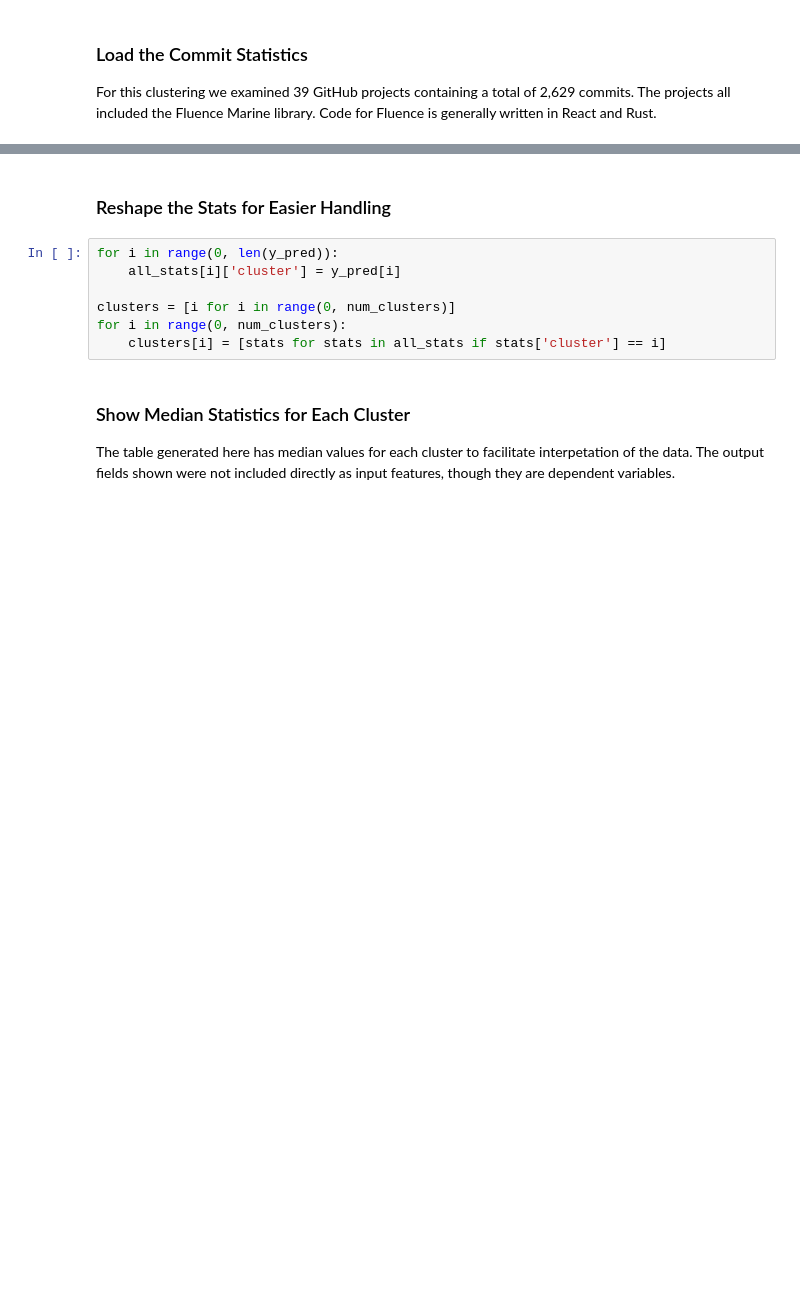
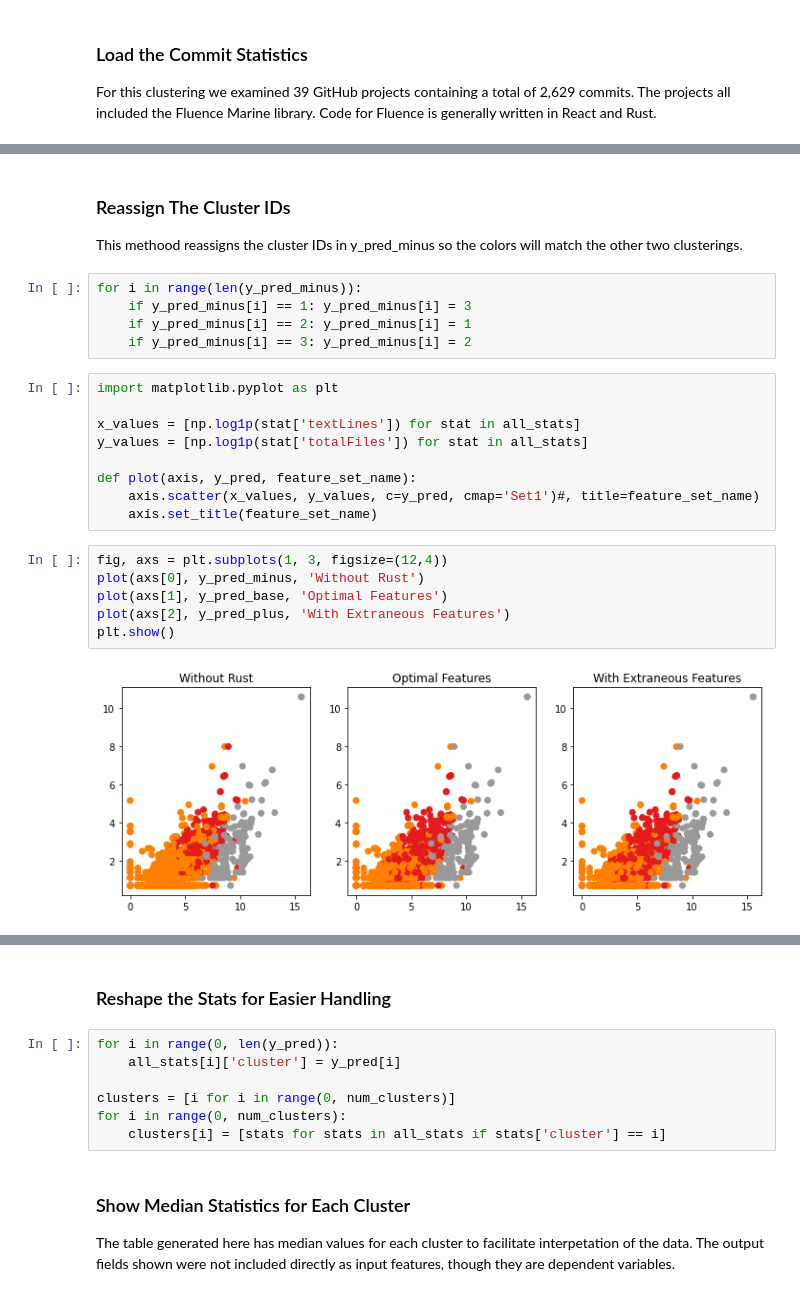
Before and after one commit to Deadman-DAO/Web3HackerNetwork, a Jupyter notebook: sandbox/notebooks/bob/commit_clustering.ipynb, the cells around one changed output, grey strips where cells are left out. Drawn from its saved outputs; the diff is of its cells as text; blank space fills up the shorter version.

```diff
--- a/sandbox/notebooks/bob/commit_clustering.ipynb
+++ b/sandbox/notebooks/bob/commit_clustering.ipynb
@@ -77,0 +60,25 @@ plt.show()
+# %% [markdown]
+### Reassign The Cluster IDs
+This methood reassigns the cluster IDs in y_pred_minus so the colors will match the other two clusterings.
+# %%
+for i in range(len(y_pred_minus)):
+    if y_pred_minus[i] == 1: y_pred_minus[i] = 3
+    if y_pred_minus[i] == 2: y_pred_minus[i] = 1
+    if y_pred_minus[i] == 3: y_pred_minus[i] = 2
+# %%
+import matplotlib.pyplot as plt
+
+x_values = [np.log1p(stat['textLines']) for stat in all_stats]
+y_values = [np.log1p(stat['totalFiles']) for stat in all_stats]
+
+def plot(axis, y_pred, feature_set_name):
+    axis.scatter(x_values, y_values, c=y_pred, cmap='Set1')#, title=feature_set_name)
+    axis.set_title(feature_set_name)
+# %%
+fig, axs = plt.subplots(1, 3, figsize=(12,4))
+plot(axs[0], y_pred_minus, 'Without Rust')
+plot(axs[1], y_pred_base, 'Optimal Features')
+plot(axs[2], y_pred_plus, 'With Extraneous Features')
+plt.show()
+# %% [output]
+[figure, added]
```
Also changed, not shown: parts of 18 cells of this notebook.
